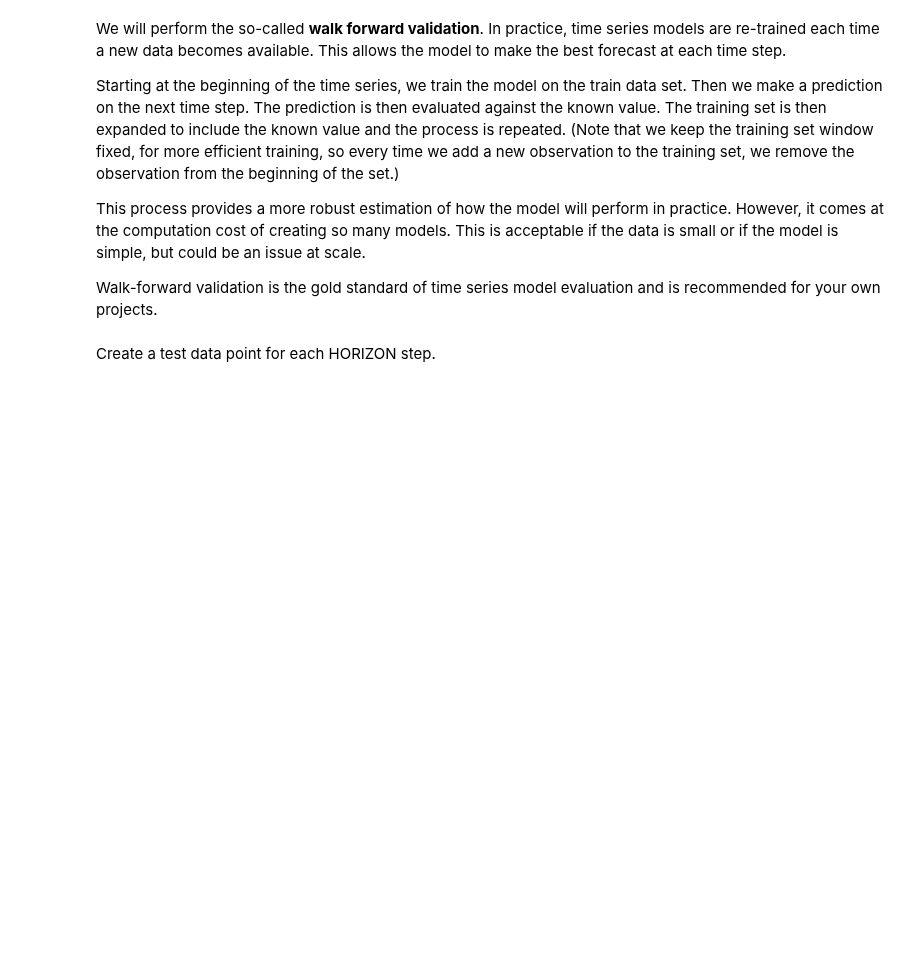
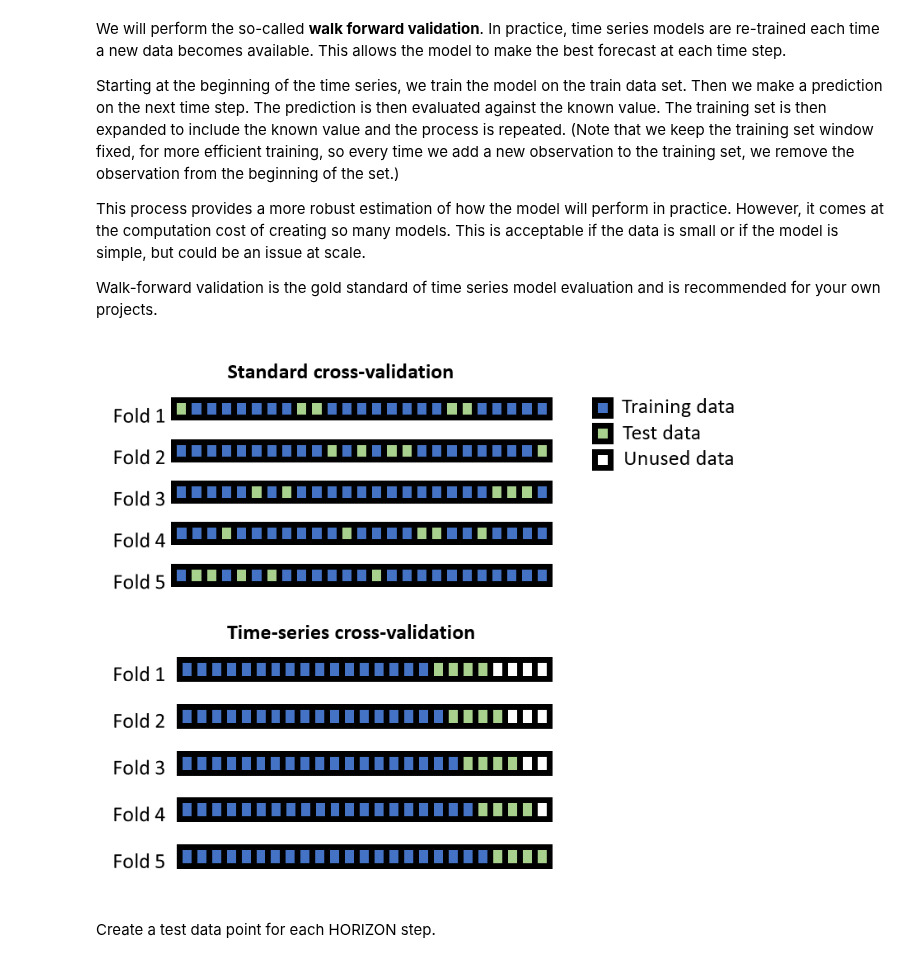
Before and after one commit to Azure/DeepLearningForTimeSeriesForecasting, a Jupyter notebook: 1_time_series_arima.ipynb, the cells around one changed output. Drawn from its saved outputs; the diff is of its cells as text; code cells hidden in the pictures; blank space fills up the shorter version.

Commit message:
added cross-validation image

```diff
--- a/1_time_series_arima.ipynb
+++ b/1_time_series_arima.ipynb
@@ -192,6 +195,10 @@ Starting at the beginning of the time series, we train the model on the train da
 This process provides a more robust estimation of how the model will perform in practice. However, it comes at the computation cost of creating so many models. This is acceptable if the data is small or if the model is simple, but could be an issue at scale.
 
 Walk-forward validation is the gold standard of time series model evaluation and is recommended for your own projects.
+# %%
+Image('./images/ts_cross_validation.PNG')
+# %% [output]
+[figure, added]
 # %% [markdown]
 Create a test data point for each HORIZON step.
 # %%
```
Also changed, not shown: parts of 5 cells of this notebook, 1 other file.
